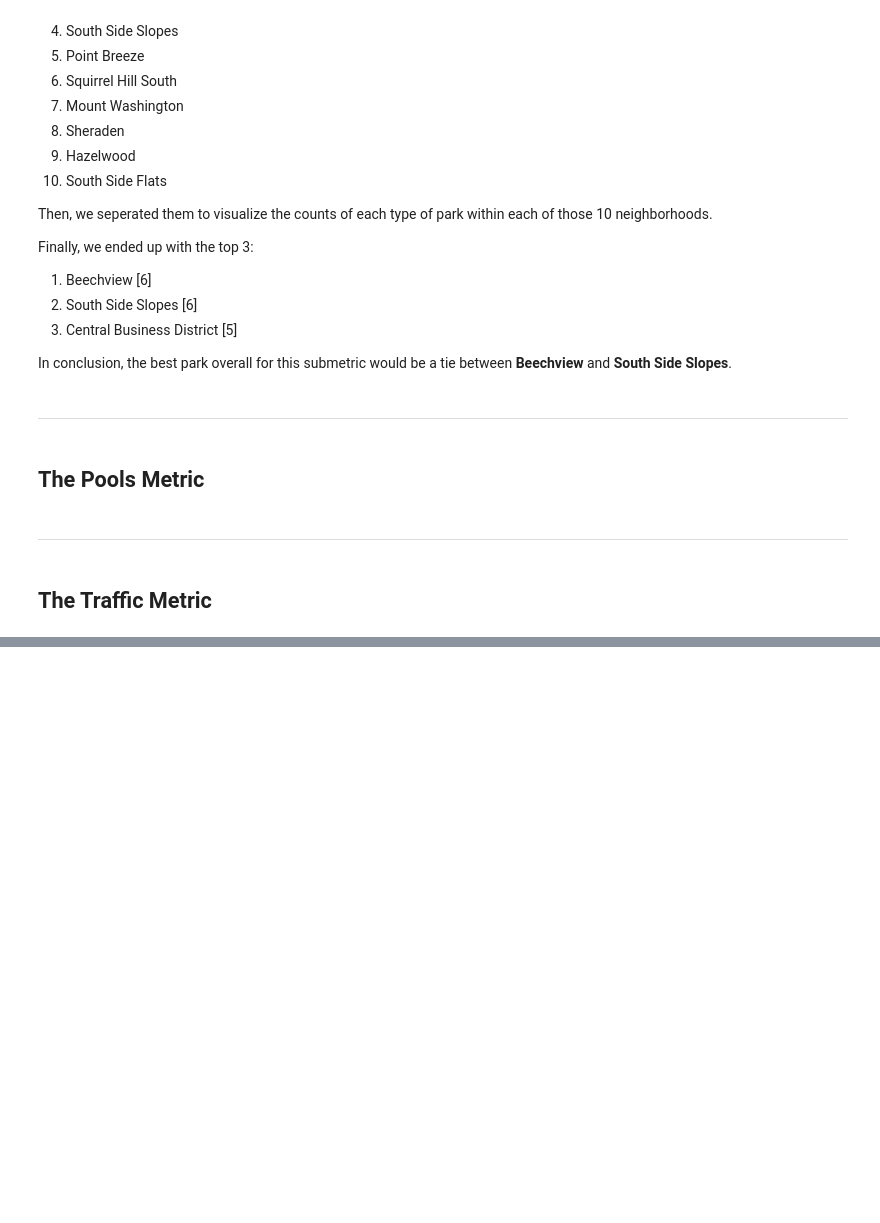
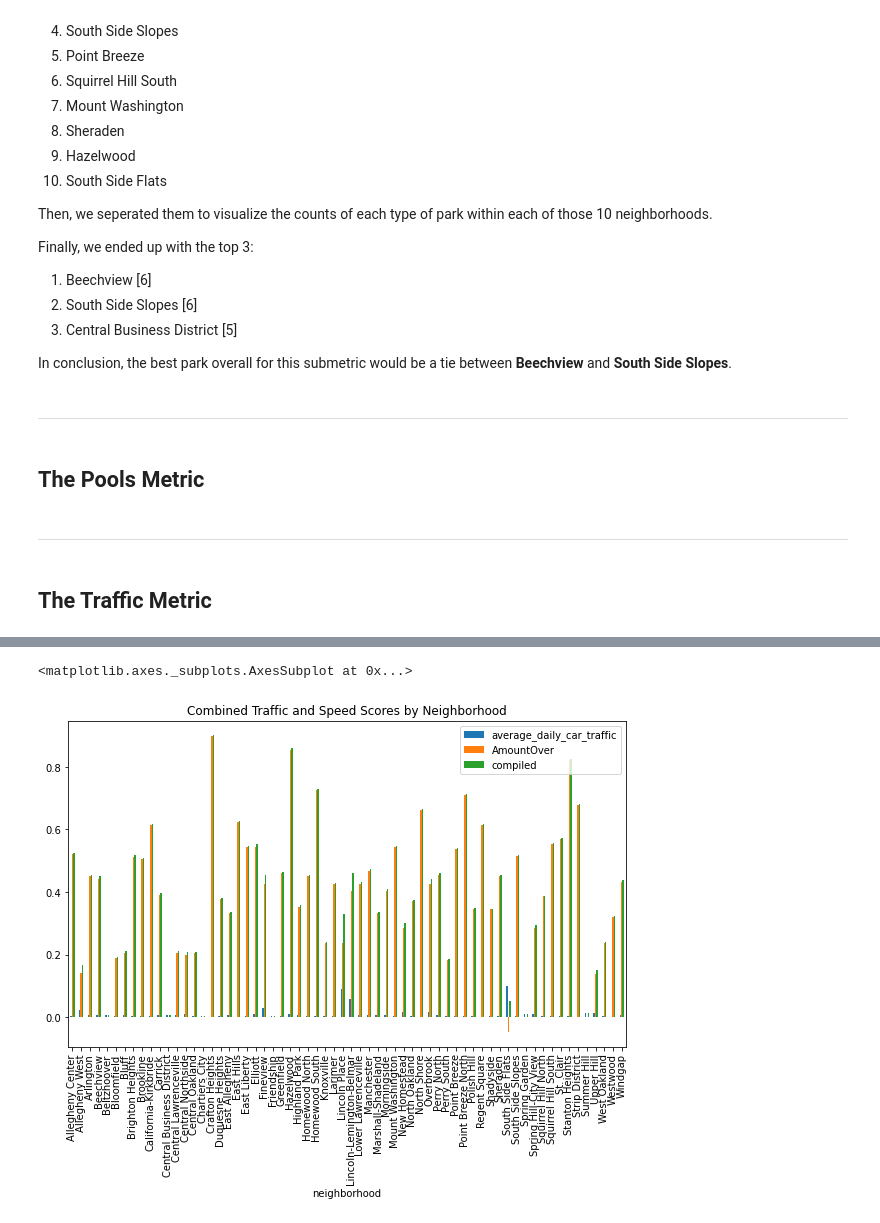
Before and after one commit to prebish/best-neighborhood-search, a Jupyter notebook: main.ipynb, the cells around one changed output, grey strips where cells are left out. Saved outputs shown, nothing was run; the diff lists cells and outputs as text; code cells hidden in the pictures; blank space fills up the shorter version.

```diff
--- a/main.ipynb
+++ b/main.ipynb
@@ -181,0 +311,9 @@ In conclusion, the best park overall for this submetric would be a tie between *
+# %%
+combined_df = pd.concat([compiledTrafficDf, compiledSpeedDf])
+grouped_df = combined_df.groupby('neighborhood').sum()
+grouped_df["compiled"] = np.add(grouped_df["average_daily_car_traffic"], grouped_df["AmountOver"])
+grouped_df.compiled.sort_values()
+grouped_df.plot.bar(figsize=(10, 6), title='Combined Traffic and Speed Scores by Neighborhood', rot=90)
+# %% [output]
+<matplotlib.axes._subplots.AxesSubplot at 0x...>
+[figure, added]
```
Also changed, not shown: parts of 15 cells of this notebook.
